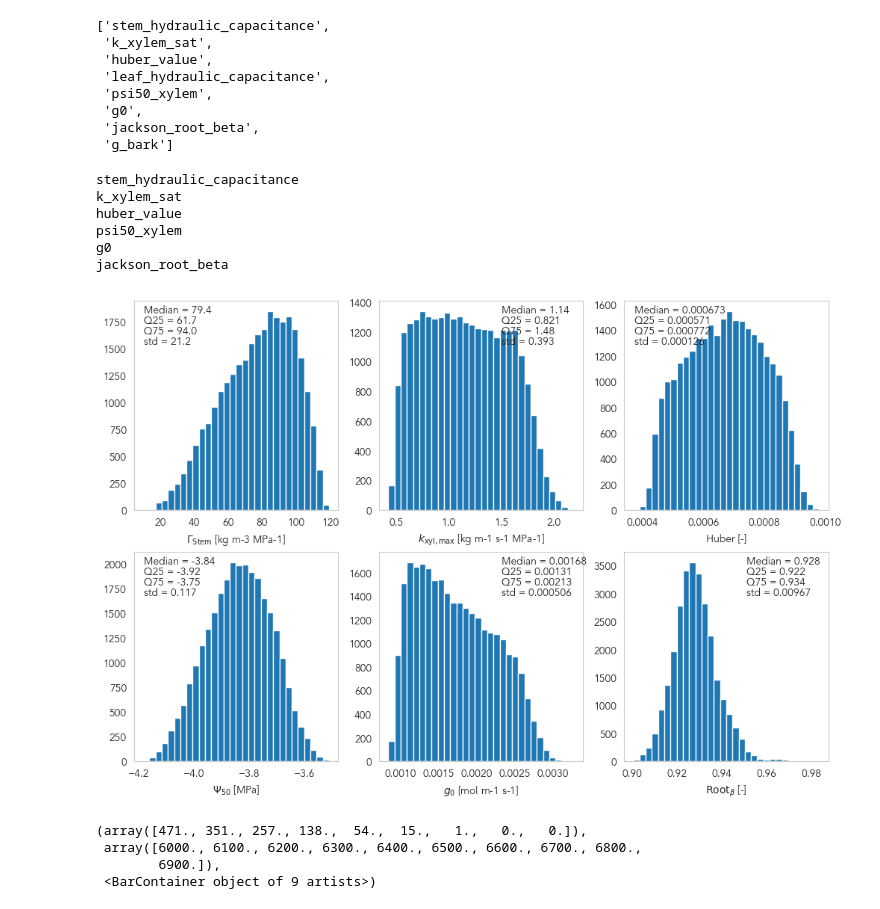
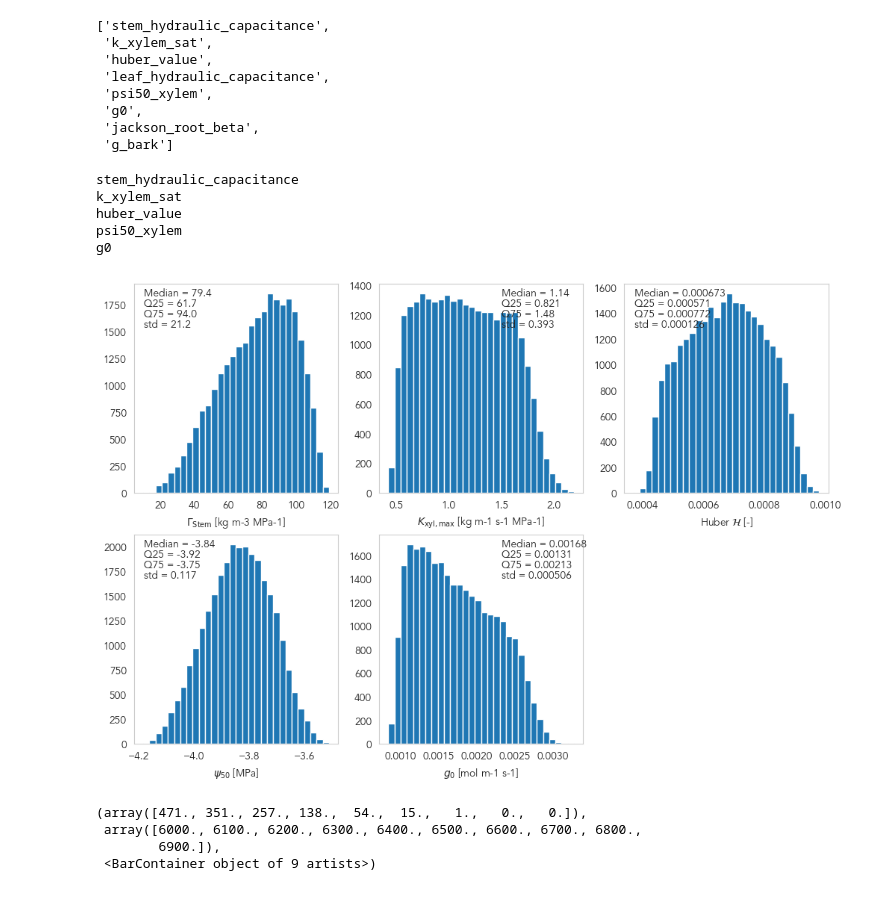
Before and after one commit to PhillipPapastefanou/SimPHony, a Jupyter notebook: appl/swiss/post_processing/ex_con/Figure_3_histograms.ipynb, the cells around one changed output. Drawn from its saved outputs; the diff is of its cells as text; code cells hidden in the pictures.

Commit message:
Big update: - Added assimilation process - removed rad_max and swnet_max - added vmax and jmax - fixed medlyn model beta bug

```diff
--- a/appl/swiss/post_processing/ex_con/Figure_3_histograms.ipynb
+++ b/appl/swiss/post_processing/ex_con/Figure_3_histograms.ipynb
@@ -76,9 +72,33 @@ units = ["kg m-3 MPa-1", "kg m-1 s-1 MPa-1", "-", "MPa", "mol m-1 s-1", "-"]
+# %%
+vars_sel = ['stem_hydraulic_capacitance', 'k_xylem_sat','huber_value', 'psi50_xylem','g0', ]
+label_dict  = {}
+label_dict['huber_value'] = r"Huber $\mathcal{H}$"
+label_dict['stem_hydraulic_capacitance'] = r"$\Gamma_\mathrm{Stem}$"
+label_dict['leaf_hydraulic_capacitance'] = r"$\Gamma_\mathrm{Leaf}$"
+label_dict['g0'] = r"$g_0$"
+label_dict['k_xylem_sat'] = r"$K_\mathrm{xyl, max}$"
+label_dict['psi50_xylem'] = r"$\psi_{50}$"
+label_dict['wcont_sigma_deviation'] = r"$\sigma_\mathrm{wcont}$"
+label_dict['pore_0'] = r"$\xi$"
+label_dict['jackson_root_beta'] = r"$\mathrm{Root}_\beta$"
+label_dict['psi_leaf_50_close'] = r"$\psi_{Leaf, close}$"
+label_dict['g_bark'] = r"$g_\mathrm{Stem}$"
+label_dict['anet_max'] = r"$\mathrm{A_{max}}$"
+
+
+unit_dict= {}
+unit_dict['stem_hydraulic_capacitance'] = "kg m-3 MPa-1"
+unit_dict['k_xylem_sat'] = "kg m-1 s-1 MPa-1"
+unit_dict['huber_value'] = "-"
+unit_dict['psi50_xylem'] = "MPa"
+unit_dict['g0'] = "mol m-1 s-1"
+unit_dict['g_bark'] = "mol m-1 s-1"
 # %%
 MOL_TO_KG = 18.0/1000.0
 plt.rcParams["font.family"] = "Avenir"
 fig = plt.figure(figsize=(12, 8))
 i =1
-for var, unit in zip(vars_sel,units):
+for var in vars_sel:
     ax = fig.add_subplot(2, 3, i)
 
     if  var == 'stem_hydraulic_capacitance':
@@ -86,37 +106,36 @@ for var, unit in zip(vars_sel,units):
     elif var == 'k_xylem_sat':
         data = df_mean[var] * MOL_TO_KG
     else:
         data = df_mean[var]
 
     ax.hist(data, alpha=1.0, bins=30);
-    ax.set_xlabel(f"{var} [{unit}]")
+    ax.set_xlabel(f"{label_dict[var]} [{unit_dict[var]}]")
     if (i < 5 ) & (i!=2):
         ax.text(0.05,0.94,f"Median = {round_sigfig(data.median(),3)}", transform=ax.transAxes);
         ax.text(0.05,0.89,f"Q25 = {round_sigfig(data.quantile(q = 0.25),3)}", transform=ax.transAxes);
         ax.text(0.05,0.84,f"Q75 = {round_sigfig(data.quantile(q = 0.75),3)}", transform=ax.transAxes);
         ax.text(0.05,0.79,f"std = {round_sigfig(data.std(),3)}", transform=ax.transAxes);
     else:
         ax.text(0.6,0.94,f"Median = {round_sigfig(data.median(),3)}", transform=ax.transAxes);
         ax.text(0.6,0.89,f"Q25 = {round_sigfig(data.quantile(q = 0.25),3)}", transform=ax.transAxes);
         ax.text(0.6,0.84,f"Q75 = {round_sigfig(data.quantile(q = 0.75),3)}", transform=ax.transAxes);
         ax.text(0.6,0.79,f"std = {round_sigfig(data.std(),3)}", transform=ax.transAxes);
 
     ax.grid(False)
-    ax.set_xlabel(f"{vars_sel_name[i-1]} [{units[i-1]}]")
+    ax.set_xlabel(f"{label_dict[var]} [{unit_dict[var]}]")
     i+=1
     print(var)
 
 plt.savefig(f"{post_path}/figure3_selective_variables.png", bbox_inches='tight', dpi = 300)
 plt.show()
 # plt.close(fig)
 # %% [output]
 stem_hydraulic_capacitance
 k_xylem_sat
 huber_value
 psi50_xylem
 g0
-jackson_root_beta
-[figure, old version]
+[figure, new version]
 # %%
 df_mean['bins_kapp'] =pd.cut(df_mean[vars_sel[0]], bins = [0,3000,4000,5000,6000,7000])
 # %%
```
Also changed, not shown: parts of 2 cells of this notebook, 37 other files.
